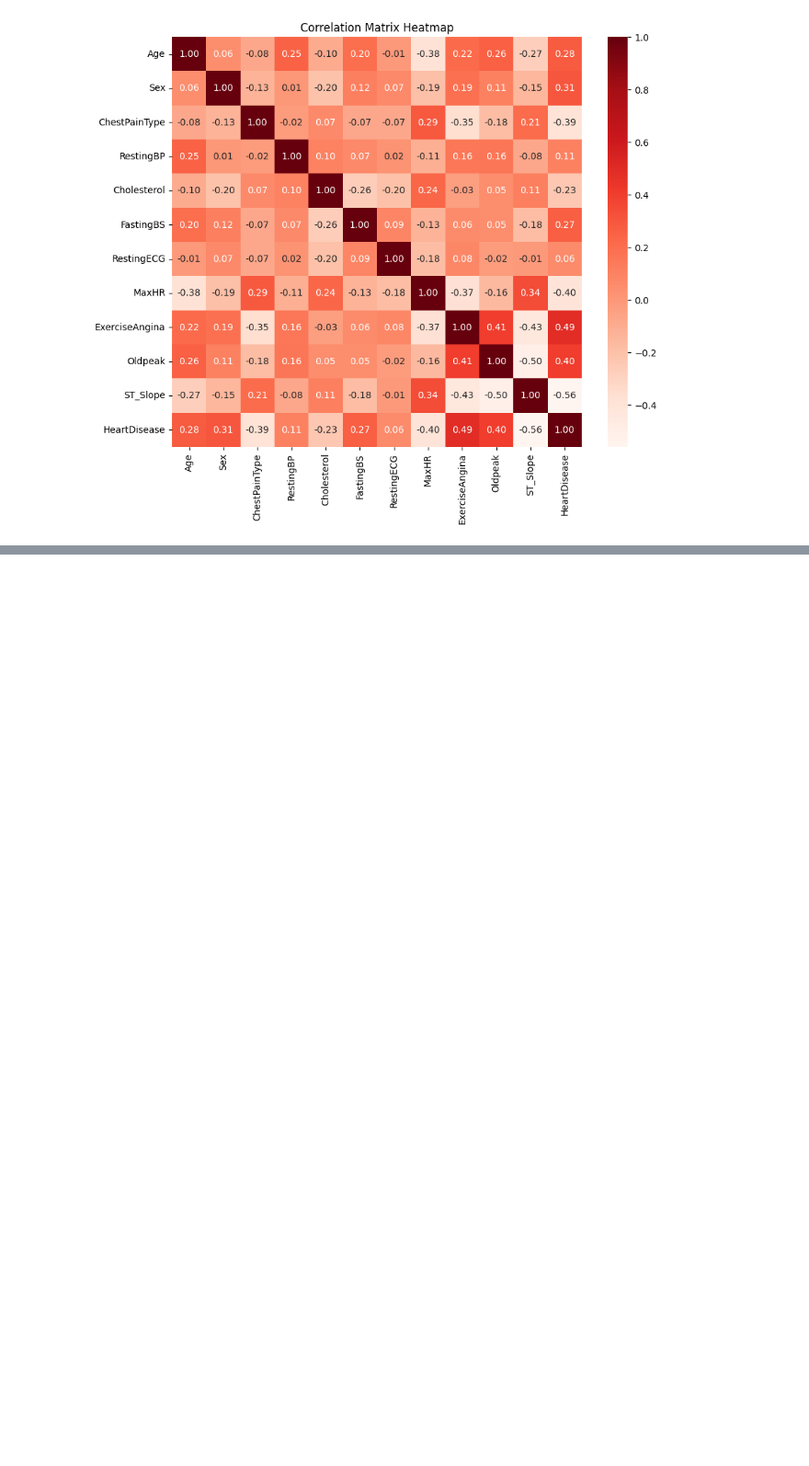
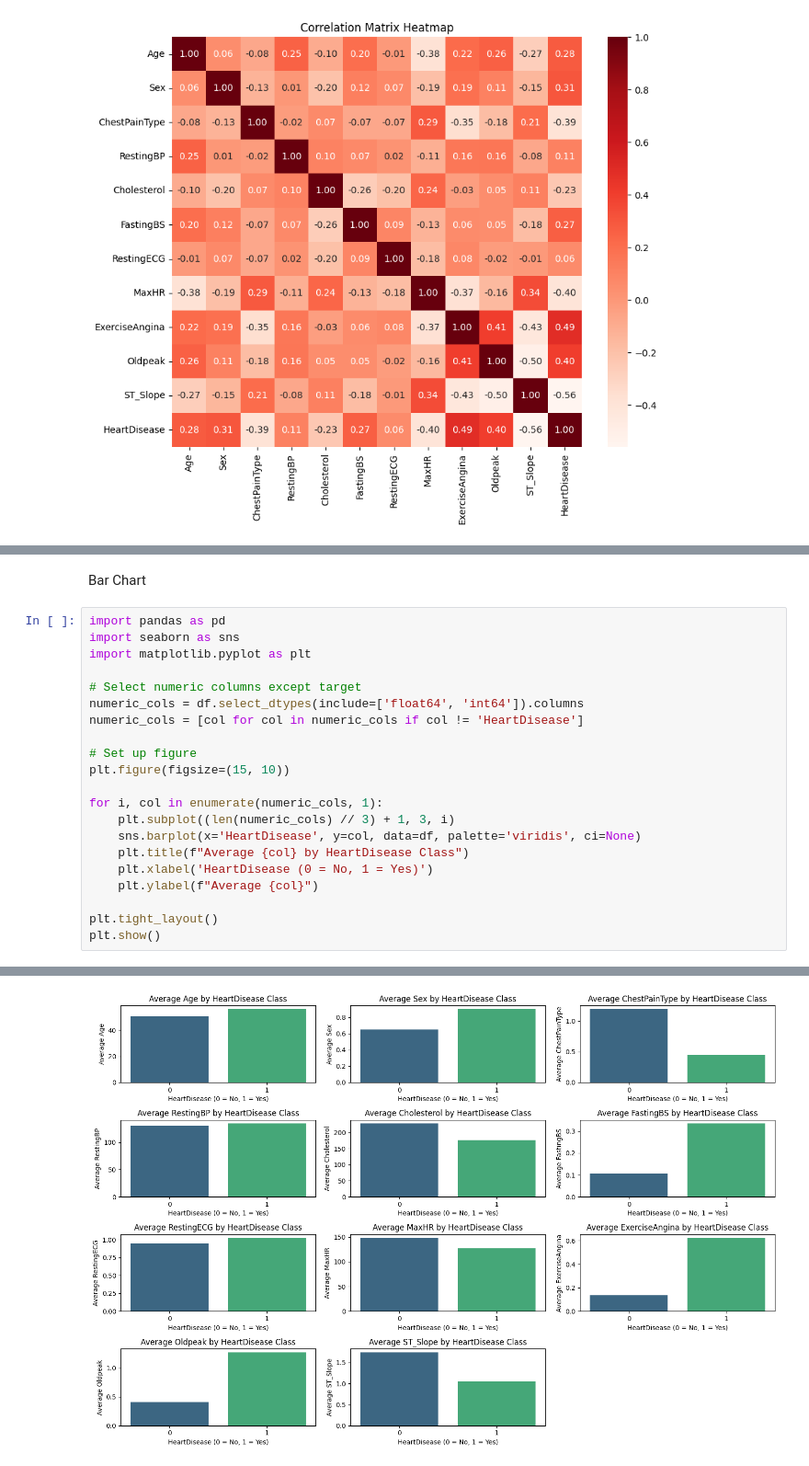
Before and after one commit to nupur221/Machine-Learning-Algorithm, a Jupyter notebook: code.ipynb, the cells around one changed output, grey strips where cells are left out. Shown at 92% size. Drawn from its saved outputs; the diff is of its cells as text; blank space fills up the shorter version.

```diff
--- a/code.ipynb
+++ b/code.ipynb
@@ -813,0 +836,24 @@ plt.show()
+# %% [markdown]
+Bar Chart
+# %%
+import pandas as pd
+import seaborn as sns
+import matplotlib.pyplot as plt
+
+# Select numeric columns except target
+numeric_cols = df.select_dtypes(include=['float64', 'int64']).columns
+numeric_cols = [col for col in numeric_cols if col != 'HeartDisease']
+
+# Set up figure
+plt.figure(figsize=(15, 10))
+
+for i, col in enumerate(numeric_cols, 1):
+    plt.subplot((len(numeric_cols) // 3) + 1, 3, i)
+    sns.barplot(x='HeartDisease', y=col, data=df, palette='viridis', ci=None)
+    plt.title(f"Average {col} by HeartDisease Class")
+    plt.xlabel('HeartDisease (0 = No, 1 = Yes)')
+    plt.ylabel(f"Average {col}")
+
+plt.tight_layout()
+plt.show()
+# %% [output]
@@ -813,0 +877 @@ plt.show()
+[figure, added]
```
Also changed, not shown: parts of 3 cells of this notebook.
